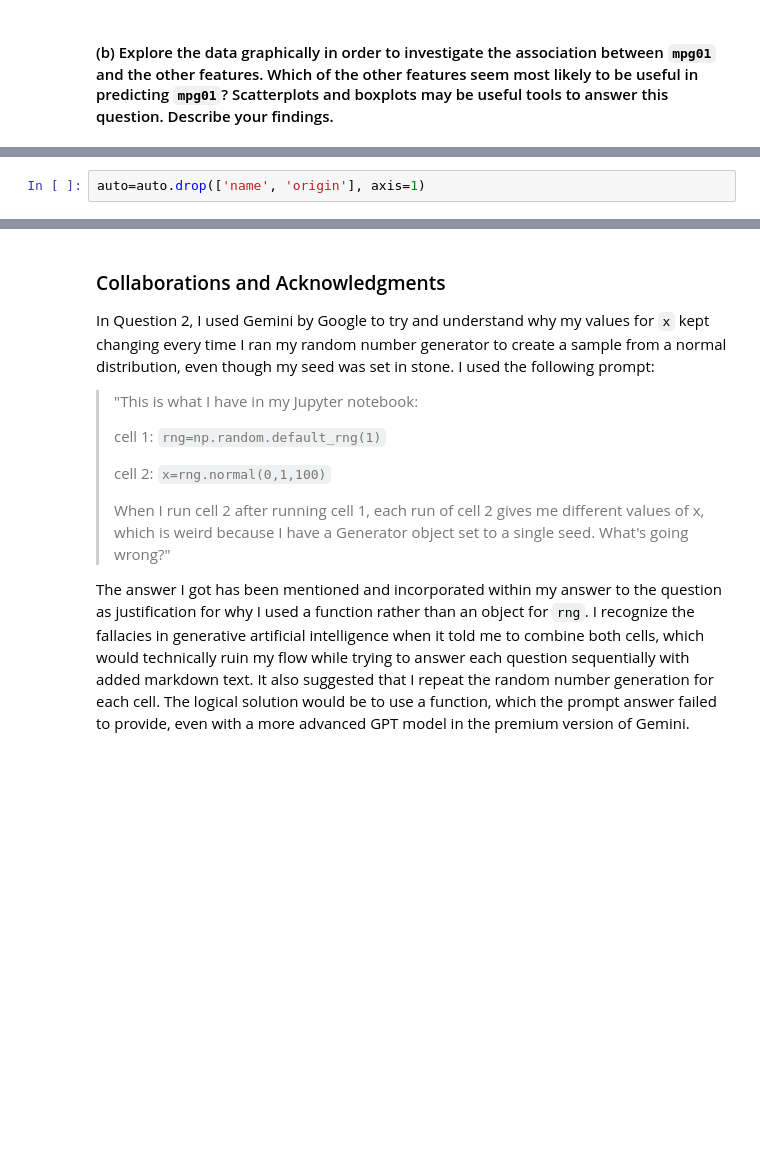
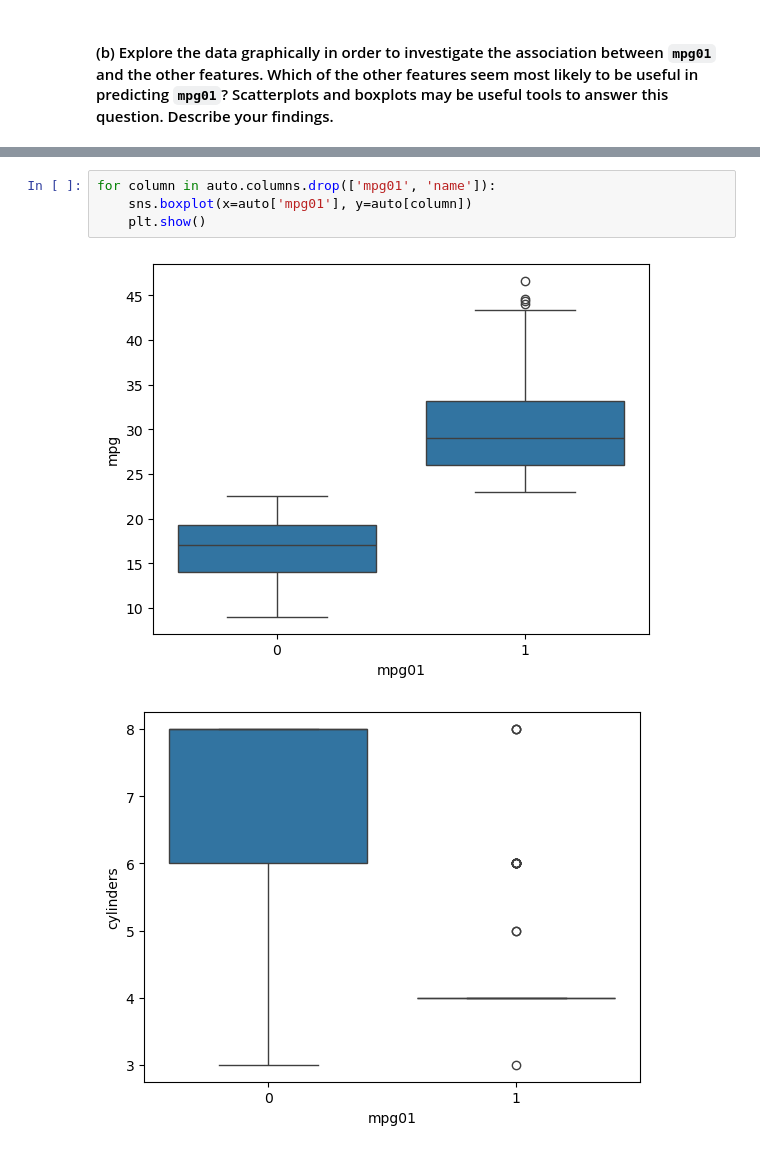
Before and after one commit to lowell-monis/data-science-fundamentals, a Jupyter notebook: hw/hw3.ipynb, the cells around one changed output, grey strips where cells are left out. Cells and saved outputs as stored; diff of their text form; blank space fills up the shorter version.

```diff
--- a/hw/hw3.ipynb
+++ b/hw/hw3.ipynb
@@ -443,2 +136,0 @@ First, we remove all the qualitative variables we do not need from the previous
-# %%
-auto=auto.drop(['name', 'origin'], axis=1)
@@ -523,14 +137,7 @@ The coefficient for the `year` variable suggests that for every one year increas
-# %% [markdown]
-### Collaborations and Acknowledgments
-
-In Question 2, I used Gemini by Google to try and understand why my values for `x` kept changing every time I ran my random number generator to create a sample from a normal distribution, even though my seed was set in stone. I used the following prompt:
-
-> "This is what I have in my Jupyter notebook:
->
-> cell 1: `rng=np.random.default_rng(1)`
->
-> cell 2: `x=rng.normal(0,1,100)`
->
-> When I run cell 2 after running cell 1, each run of cell 2 gives me different values of x, which is weird because I have a Generator object set to a single seed. What's going wrong?"
-
-The answer I got has been mentioned and incorporated within my answer to the question as justification for why I used a function rather than an object for `rng`. I recognize the fallacies in generative artificial intelligence when it told me to combine both cells, which would technically ruin my flow while trying to answer each question sequentially with added markdown text. It also suggested that I repeat the random number generation for each cell. The logical solution would be to use a function, which the prompt answer failed to provide, even with a more advanced GPT model in the premium version of Gemini.
+# %%
+for column in auto.columns.drop(['mpg01', 'name']):
+    sns.boxplot(x=auto['mpg01'], y=auto[column])
+    plt.show()
+# %% [output]
+[figure, added]
+[figure, added]
```
Also changed, not shown: parts of 64 cells of this notebook.
